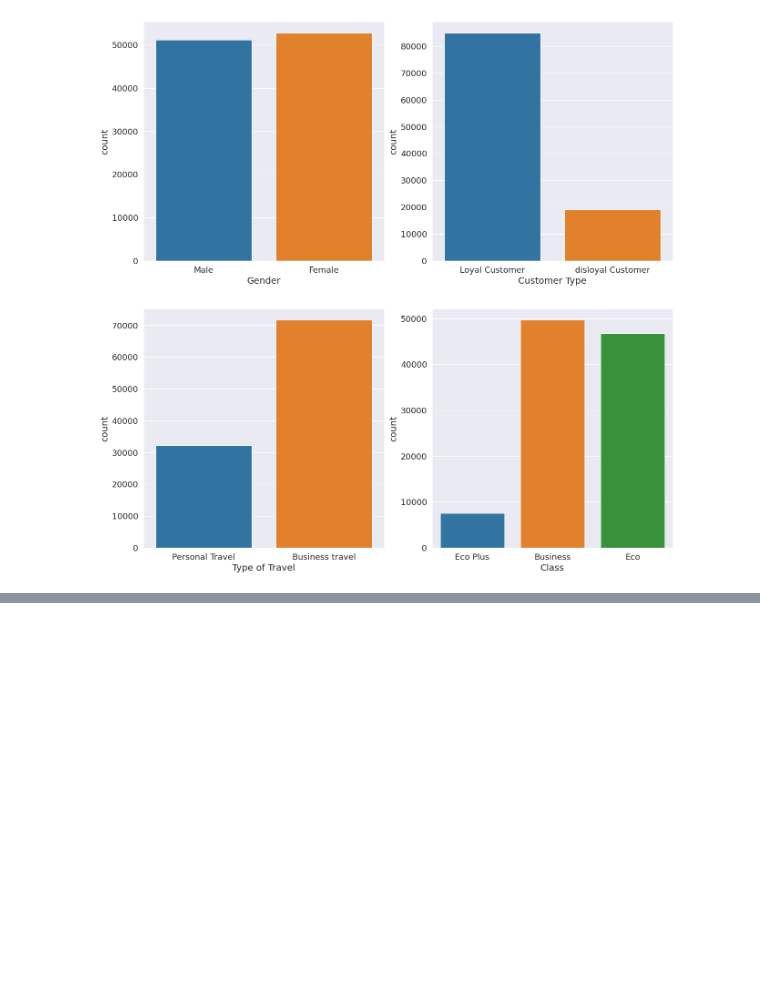
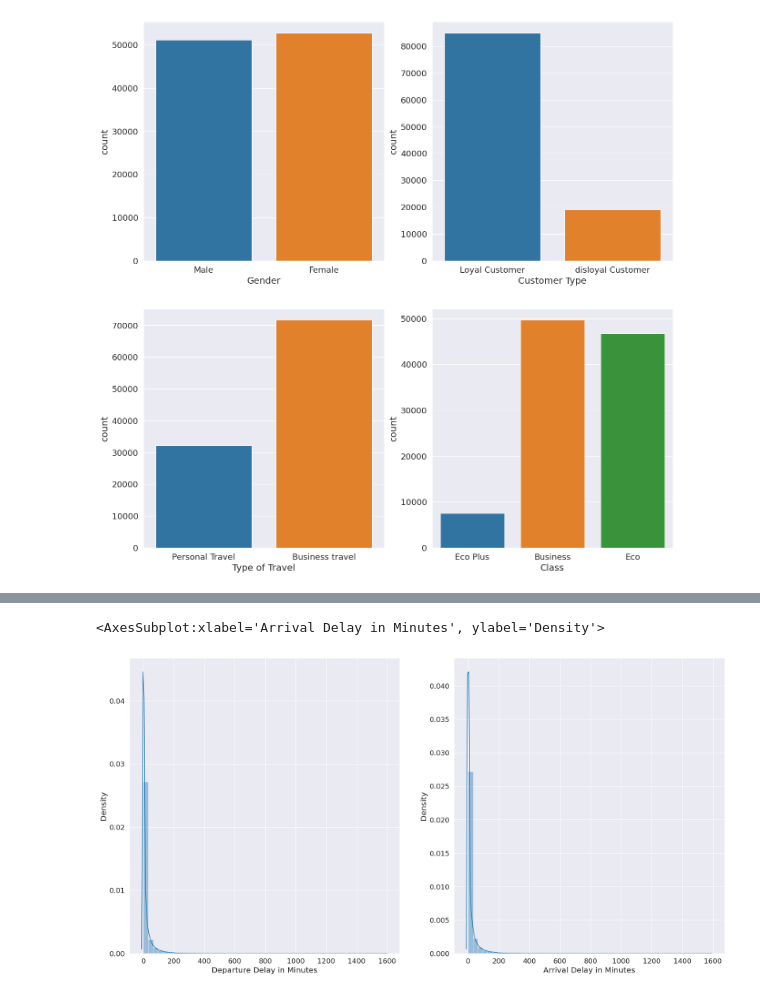
Before and after one commit to bmeghadharsan/19CSE305, a Jupyter notebook: CourseProject/airLinePassenger.ipynb, the cells around one changed output, grey strips where cells are left out. Drawn from its saved outputs; the diff is of its cells as text; code cells hidden in the pictures; blank space fills up the shorter version.

```diff
--- a/CourseProject/airLinePassenger.ipynb
+++ b/CourseProject/airLinePassenger.ipynb
@@ -197,0 +236,9 @@ sns.countplot(df['Class'])
+# %%
+plt.figure(figsize=(20,10))
+plt.subplot(1,2,1)
+sns.distplot(df['Departure Delay in Minutes'])
+plt.subplot(1,2,2)
+sns.distplot(df['Arrival Delay in Minutes'])
+# %% [output]
+<AxesSubplot:xlabel='Arrival Delay in Minutes', ylabel='Density'>
+[figure, added]
```
Also changed, not shown: parts of 71 cells of this notebook.
